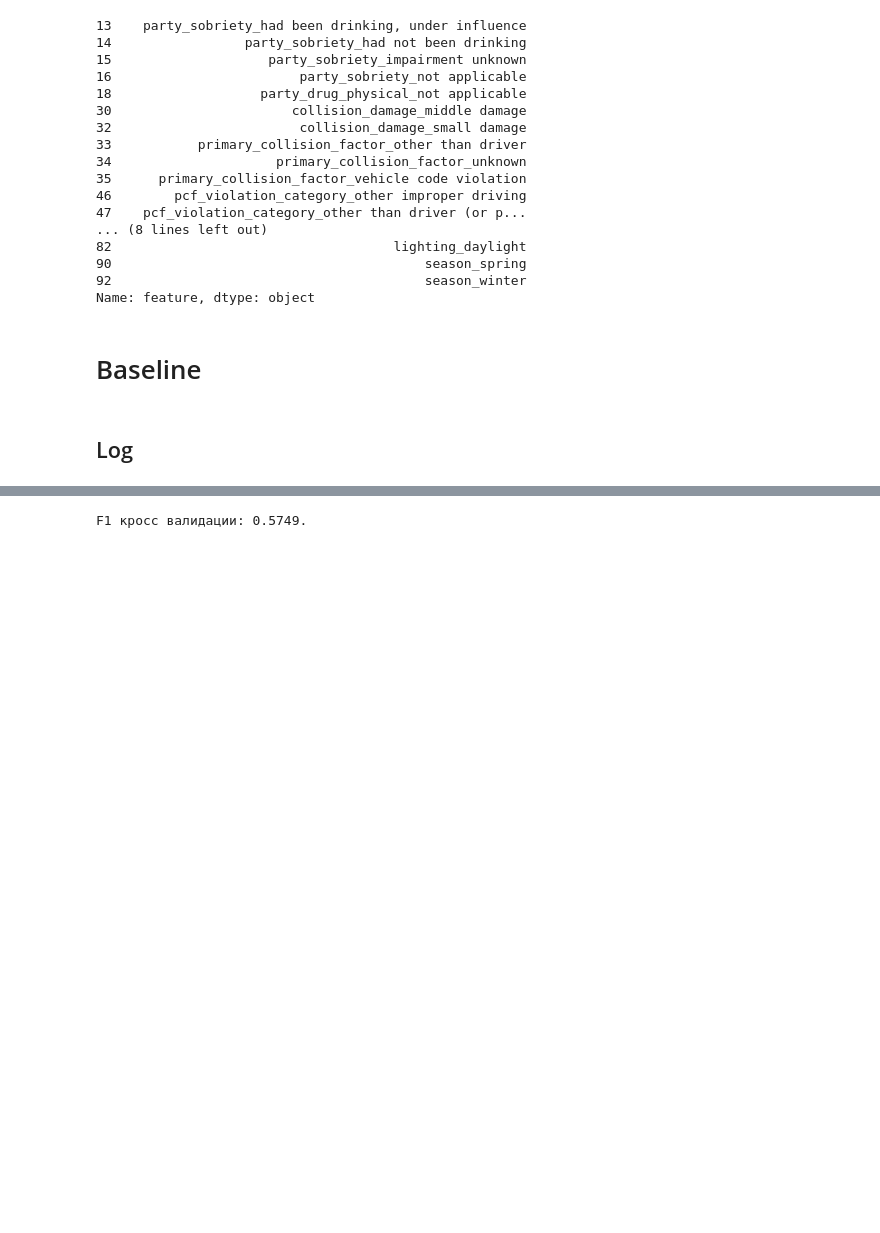
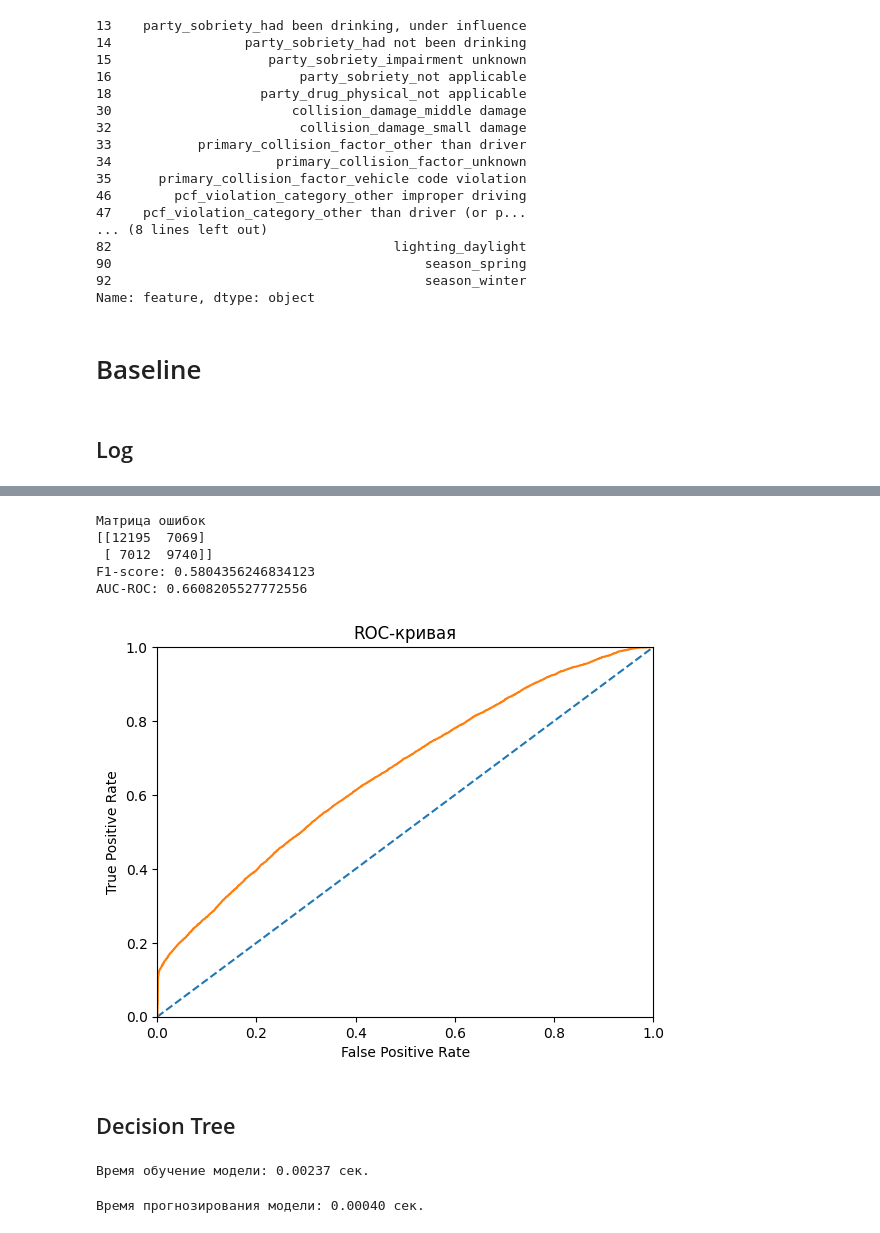
Before and after one commit to SergeyDolin/Road-Accident, a Jupyter notebook: RoadАccident.ipynb, the cells around one changed output, grey strips where cells are left out. Drawn from its saved outputs; the diff is of its cells as text; code cells hidden in the pictures; blank space fills up the shorter version.

```diff
--- a/RoadАccident.ipynb
+++ b/RoadАccident.ipynb
@@ -1215,6 +1239,22 @@ features_ohe_train = features_ohe_train.drop(VIF_features_drop.values, axis=1)
 features_ohe_test = features_ohe_test.drop(VIF_features_drop.values, axis=1)
 # %% [markdown]
 # Baseline
+# %%
+def metrics(target, prediction, prediction_proba):
+    print("Матрица ошибок")
+    print(confusion_matrix(target, prediction))
+    print("F1-score:",f1_score(target, prediction))
+    print("AUC-ROC:", roc_auc_score(target, prediction_proba[:, 1]))
+    fpr, tpr, thresholds = roc_curve(target, prediction_proba[:, 1])
+    plt.figure()
+    plt.plot([0, 1], [0, 1], linestyle='--')
+    plt.plot(fpr, tpr)
+    plt.xlim([0.0, 1.0])
+    plt.ylim([0.0, 1.0])
+    plt.xlabel('False Positive Rate')
+    plt.ylabel('True Positive Rate')
+    plt.title('ROC-кривая')
+    plt.show()
 # %% [markdown]
 ## Log
 # %%
@@ -1253,4 +1284,11 @@ lr_model_time_cv = (end_time_lr-start_time_lr) / 60
-# %%
-print("F1 кросс валидации: {0:.4f}.". format(scores))
-# %% [output]
-F1 кросс валидации: 0.5749.
+# %%
+metrics(target_train, model_lr.predict(features_ohe_train), model_lr.predict_proba(features_ohe_train))
+# %% [output]
+Матрица ошибок
+[[12195  7069]
+ [ 7012  9740]]
+F1-score: 0.5804356246834123
+AUC-ROC: 0.6608205527772556
+[figure, added]
+# %% [markdown]
+## Decision Tree
@@ -1256,0 +1306,4 @@ F1 кросс валидации: 0.5749.
+# %%
+print('Время обучение модели: {0:.5f} сек.'. format(dt_model_time_fit))
+# %% [output]
+Время обучение модели: 0.00237 сек.
@@ -1256,0 +1316,4 @@ F1 кросс валидации: 0.5749.
+# %%
+print('Время прогнозирования модели: {0:.5f} сек.'. format(dt_model_time_predict))
+# %% [output]
+Время прогнозирования модели: 0.00040 сек.
```
Also changed, not shown: parts of 28 cells of this notebook.
